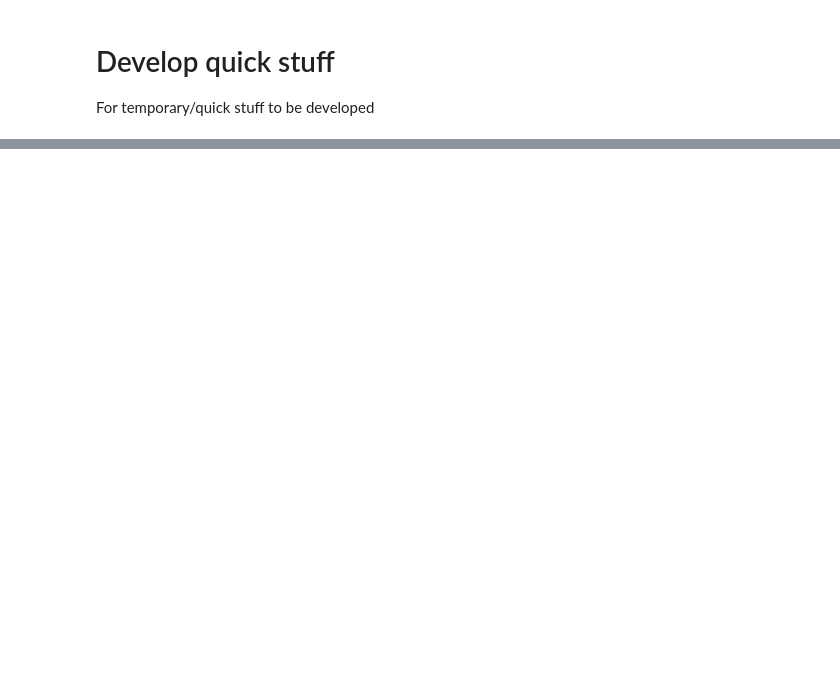
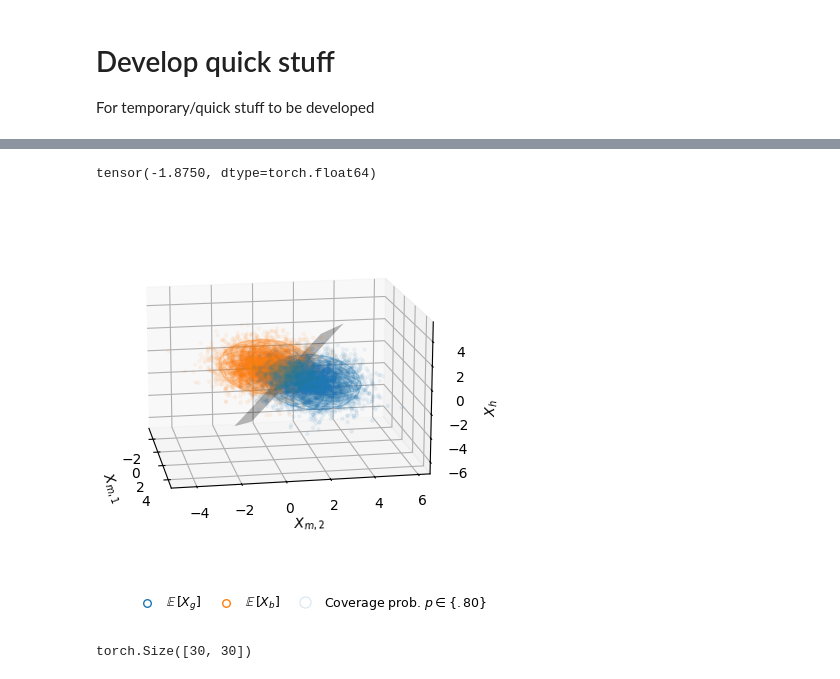
Before and after one commit to TheBISEconStatcian/BEReBASL, a Jupyter notebook: dev/tmp_develop.ipynb, the cells around one changed output, grey strips where cells are left out. Cells and saved outputs as stored; diff of their text form; code cells hidden in the pictures; blank space fills up the shorter version.

```diff
--- a/dev/tmp_develop.ipynb
+++ b/dev/tmp_develop.ipynb
@@ -160,0 +111,74 @@ plt.show()
+# %%
+w[f1]
+# %% [output]
+tensor(-1.8750, dtype=torch.float64)
+# %%
+from math import log
+
+fig = plt.figure(figsize=(12,4.5))
+
+ax = fig.add_subplot(1,1, 1, projection="3d")
+
+dgp_base.plot_credit_dgp_3d(
+    sample_size=10_000,
+    axes=[ax], elev=15, azim=-10
+)
+#pos = ax.get_position()
+ax.set_box_aspect((4, 5, 3))
+
+
+
+# --- Compute LDA direction ---
+w = inv_cov @ (mu_b - mu_g)   # shape (3,)
+
+# --- Compute clean intercept w0 ---
+pi = dgp_base.prob_bad_given_no_shock
+w0 = -0.5 * (mu_b + mu_g) @ (inv_cov @ (mu_b - mu_g)) + log(pi / (1 - pi))
+
+if dgp_base.simulate_idiosyncratic_shocks:
+    # --- Compute noisy shift gamma ---
+    pi_s = dgp_base.prob_idiosyncratic_shock
+    pi_eps = dgp_base.prob_bad_given_shock
+    c = 0.5 + (pi_eps / (1 - pi_eps)) * (0.5 - pi_s)
+    gamma = torch.log(c / (1 - c))
+else:
+    gamma = 0
+
+# --- Final intercept for noisy Bayes plane ---
+b = w0 - gamma
+
+# --- Create grid for plane ---
+xx, yy = torch.meshgrid(
+    torch.linspace(-2, 3, 30),
+    torch.linspace(-1.2, 3, 30),
+    indexing="xy"
+)
+
+# Solve for z: w1*x + w2*y + w3*z + b = 0
+zz = (-b - w[0]*xx - w[1]*yy) / w[2]
+
+# Convert to numpy for matplotlib
+xx_np = xx.numpy()
+yy_np = yy.numpy()
+zz_np = zz.numpy()
+
+# --- Plot the plane ---
+ax.plot_surface(xx_np, yy_np, zz_np, alpha=0.3, color="black")
+
+
+ax.set_xlabel("$X_{m, 1}$")
+ax.set_ylabel("$X_{m, 2}$")
+ax.set_zlabel("$X_{h}$")
+
+pos = ax.get_position()
+ax.set_position([pos.x0 - 0.1, pos.y0 - 0.05, pos.width + 0.12, pos.height])
+
+#fig.tight_layout()
+
+plt.show()
+# %% [output]
+[figure, added]
+# %%
+xx.shape
+# %% [output]
+torch.Size([30, 30])
```
Also changed, not shown: parts of 12 cells of this notebook.
